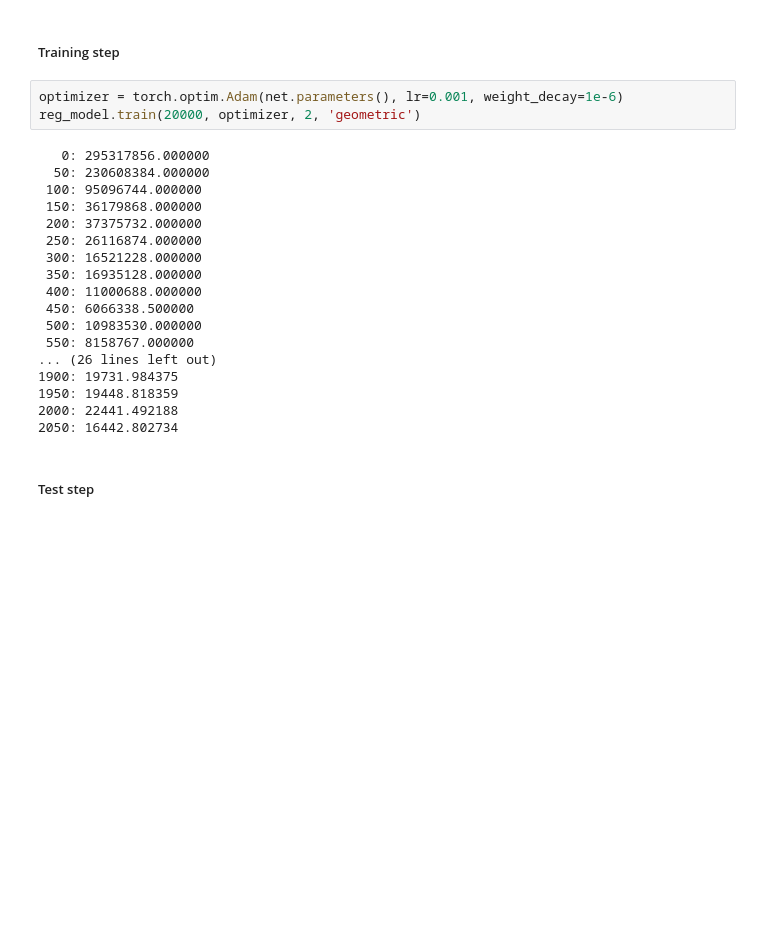
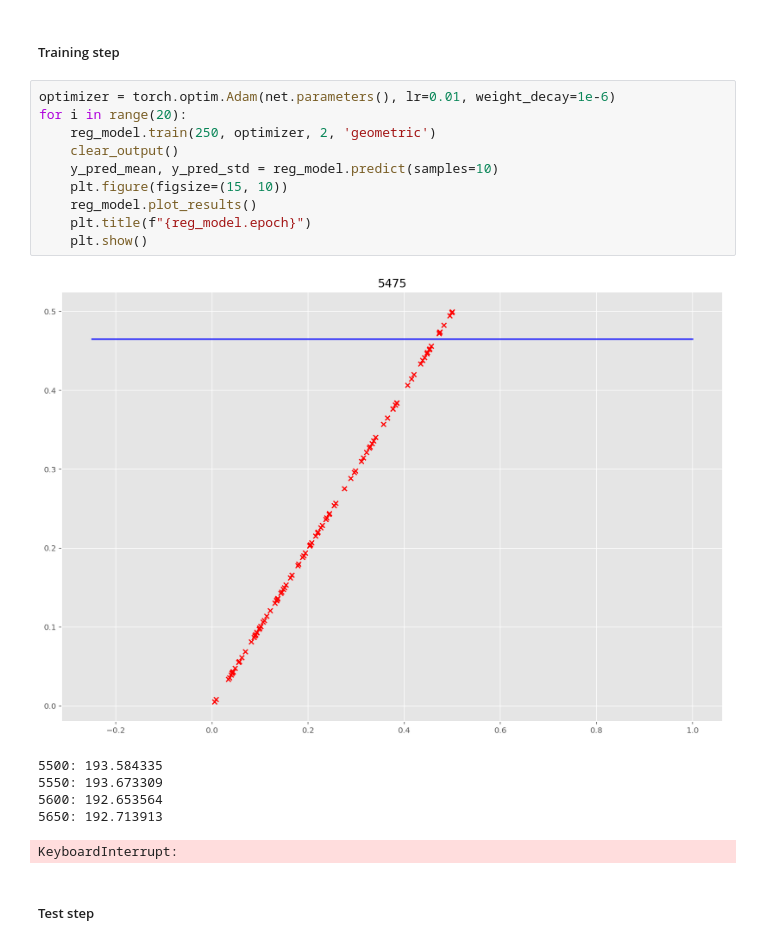
Before and after one commit to WayneDW/MVA_BayesianBackprop, a Jupyter notebook: regression-v2.ipynb, the cells around one changed output. Drawn from its saved outputs; the diff is of its cells as text; blank space fills up the shorter version.

```diff
--- a/regression-v2.ipynb
+++ b/regression-v2.ipynb
@@ -144,26 +164,22 @@ reg_model = bbb.BayesBackpropReg(X_train_tensor, y_train_tensor, X_test_tensor,
 # %% [markdown]
 ##### Training step
 # %%
-optimizer = torch.optim.Adam(net.parameters(), lr=0.001, weight_decay=1e-6)
-reg_model.train(20000, optimizer, 2, 'geometric')
+optimizer = torch.optim.Adam(net.parameters(), lr=0.01, weight_decay=1e-6)
+for i in range(20):
+    reg_model.train(250, optimizer, 2, 'geometric')
+    clear_output()
+    y_pred_mean, y_pred_std = reg_model.predict(samples=10)
+    plt.figure(figsize=(15, 10))
+    reg_model.plot_results()
+    plt.title(f"{reg_model.epoch}")
+    plt.show()
 # %% [output]
+[figure, added]
-   0: 295317856.000000
-  50: 230608384.000000
- 100: 95096744.000000
- 150: 36179868.000000
- 200: 37375732.000000
- 250: 26116874.000000
- 300: 16521228.000000
- 350: 16935128.000000
- 400: 11000688.000000
- 450: 6066338.500000
- 500: 10983530.000000
- 550: 8158767.000000
-... (26 lines left out)
-1900: 19731.984375
-1950: 19448.818359
-2000: 22441.492188
-2050: 16442.802734
+5500: 193.584335
+5550: 193.673309
+5600: 192.653564
+5650: 192.713913
+KeyboardInterrupt:
 # %% [markdown]
 ##### Test step
 # %%
```
Also changed, not shown: parts of 12 cells of this notebook, 1 other file.
